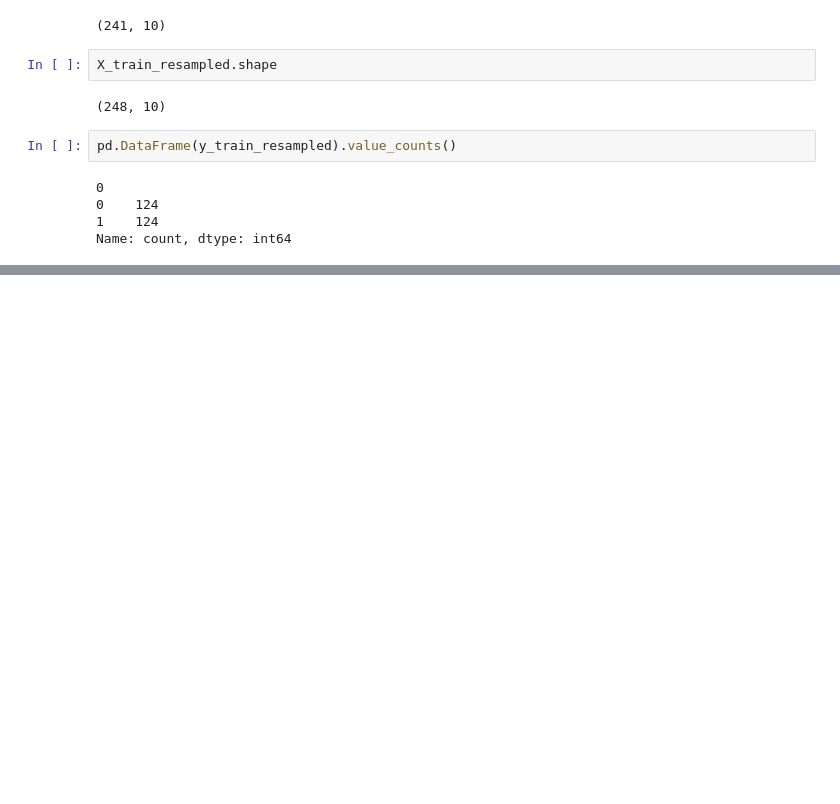
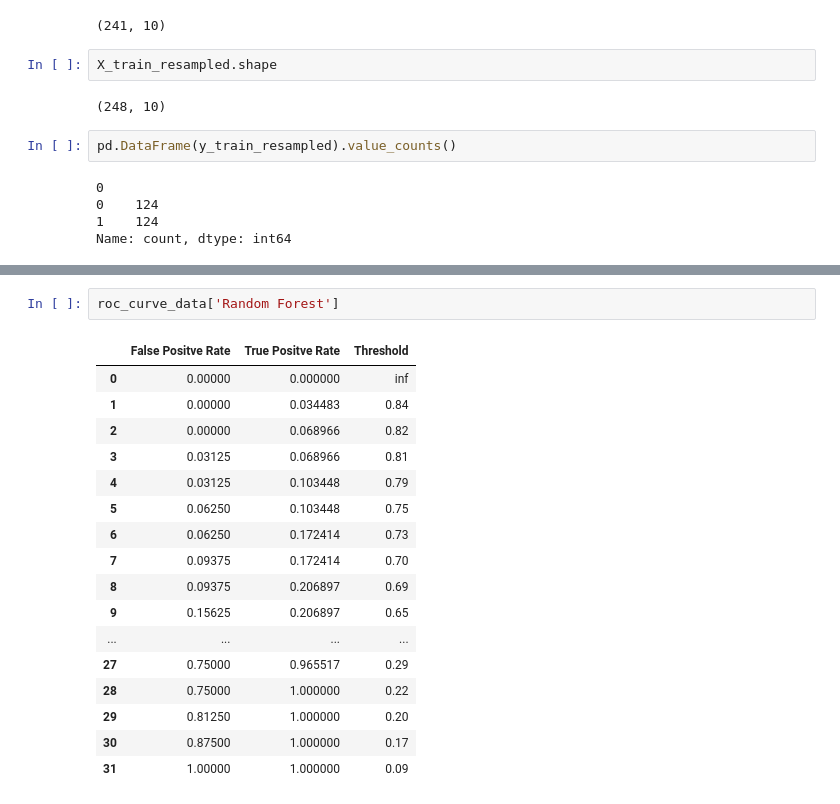
Before and after one commit to AndyMortey/Employee-Attrition-Predictor, a Jupyter notebook: notebook.ipynb, the cells around one changed output, grey strips where cells are left out. Drawn from its saved outputs; the diff is of its cells as text; blank space fills up the shorter version.

```diff
--- a/notebook.ipynb
+++ b/notebook.ipynb
@@ -555,0 +826,20 @@ Name: count, dtype: int64
+# %%
+roc_curve_data['Random Forest']
+# %% [output]
+|  | False Positve Rate | True Positve Rate | Threshold |
+| 0 | 0.00000 | 0.000000 | inf |
+| 1 | 0.00000 | 0.034483 | 0.84 |
+| 2 | 0.00000 | 0.068966 | 0.82 |
+| 3 | 0.03125 | 0.068966 | 0.81 |
+| 4 | 0.03125 | 0.103448 | 0.79 |
+| 5 | 0.06250 | 0.103448 | 0.75 |
+| 6 | 0.06250 | 0.172414 | 0.73 |
+| 7 | 0.09375 | 0.172414 | 0.70 |
+| 8 | 0.09375 | 0.206897 | 0.69 |
+| 9 | 0.15625 | 0.206897 | 0.65 |
+| ... | ... | ... | ... |
+| 27 | 0.75000 | 0.965517 | 0.29 |
+| 28 | 0.75000 | 1.000000 | 0.22 |
+| 29 | 0.81250 | 1.000000 | 0.20 |
+| 30 | 0.87500 | 1.000000 | 0.17 |
+| 31 | 1.00000 | 1.000000 | 0.09 |
```
Also changed, not shown: parts of 30 cells of this notebook.
